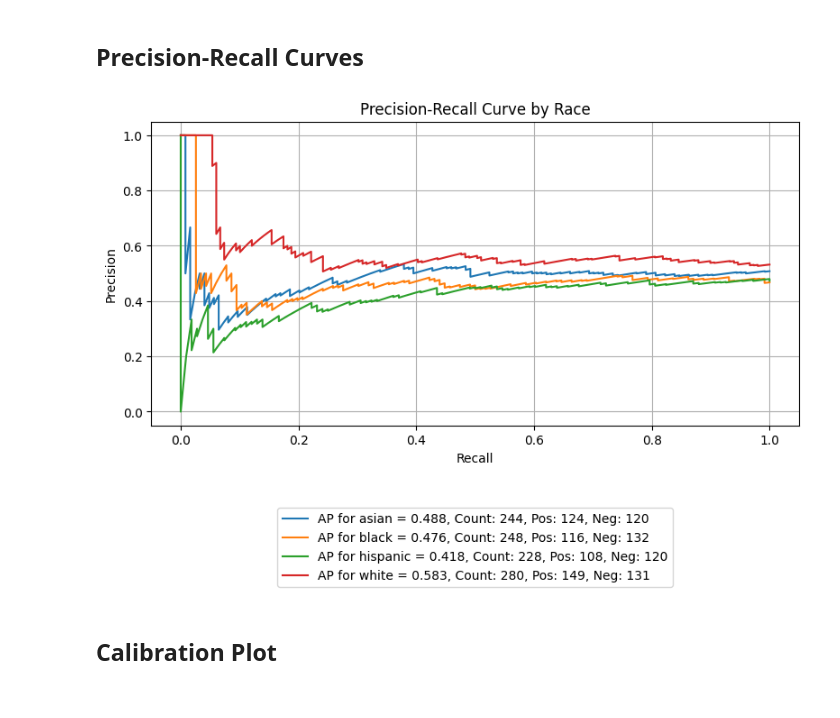
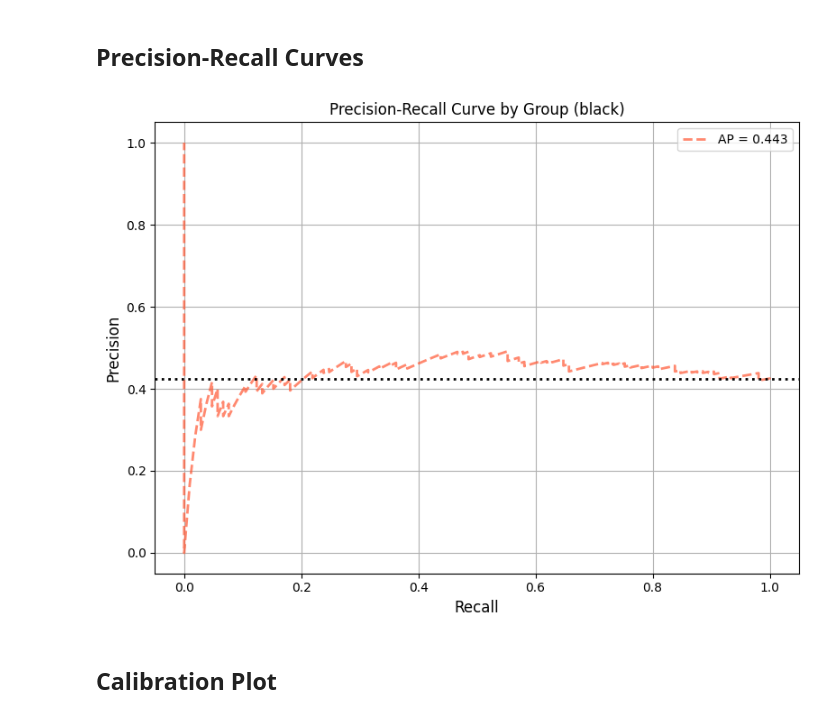
Before and after one commit to uclamii/equiboots, a Jupyter notebook: notebooks/equi_boots_plots.ipynb, the cells around one changed output. Saved outputs shown, nothing was run; the diff lists cells and outputs as text; code cells hidden in the pictures.

```diff
--- a/notebooks/equi_boots_plots.ipynb
+++ b/notebooks/equi_boots_plots.ipynb
@@ -94,17 +104,21 @@ eqb.eq_plot_roc_auc(
 # %% [markdown]
 ## Precision-Recall Curves
-# %%
-# Precision-Recall plot
-fig2 = eqb.eq_plot_precision_recall(
-    data=sliced_data,
-    title="Precision-Recall Curve by Race",
-    # tick_fontsize=8,
-    decimal_places=3,
-    dpi=100,
-    save_path="./images",
-)
-# %% [output]
-[figure, removed]
+# %%
+eqb.eq_plot_precision_recall(
+    data=sliced_data,
+    # title="Precision-Recall Curve by Race",
+    decimal_places=3,
+    save_path="./images",
+    # subplots=True,
+    group="black",
+    curve_kwgs={
+        "black": {"color": "#FF5733", "alpha": 0.7, "linestyle": "--", "linewidth": 2},
+        "white": {"color": "#1F77B4", "alpha": 0.8, "linewidth": 2},
+    },
+    line_kwgs={"color": "black", "linestyle": "dotted", "linewidth": 2},
+)
+# %% [output]
+[figure, added]
 # %% [markdown]
 ## Calibration Plot
 # %%
```
Also changed, not shown: parts of 8 cells of this notebook, 1 other file.
